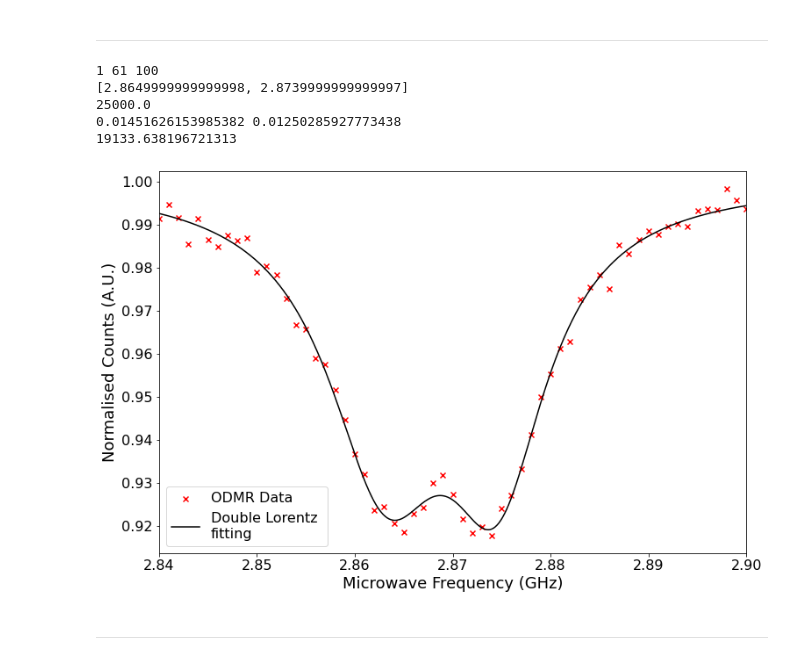
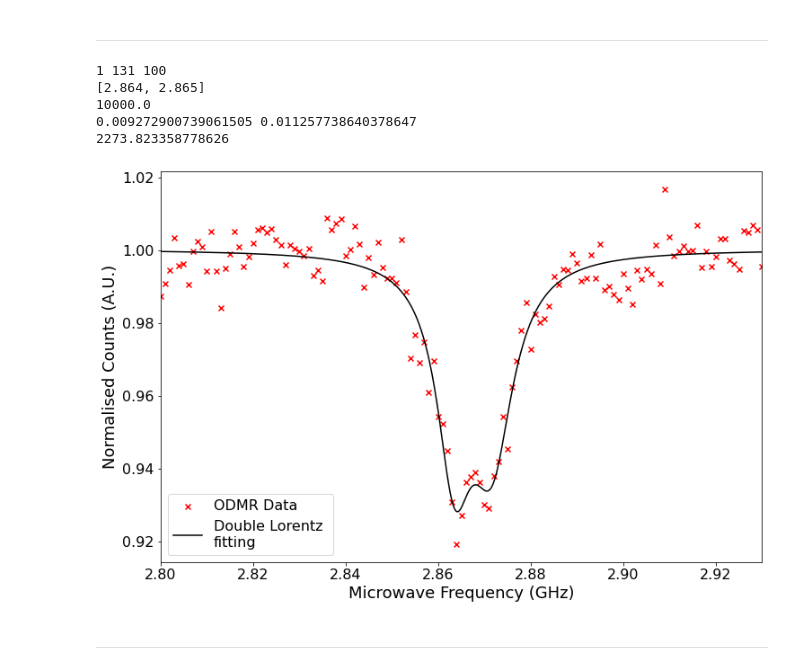
Before and after one commit to Corbyn93/Ryans_Python_Scripts, a Jupyter notebook: Ryan's Jupyter stuff/Thesis code/3 Temp Sensing Algorithms/Fujiwara/20211111_Fujiwara_experiment_data_analysis.ipynb, the cells around one changed output. Cells and saved outputs as stored; diff of their text form; code cells hidden in the pictures.

```diff
--- a/Ryan's Jupyter stuff/Thesis code/3 Temp Sensing Algorithms/Fujiwara/20211111_Fujiwara_experiment_data_analysis.ipynb
+++ b/Ryan's Jupyter stuff/Thesis code/3 Temp Sensing Algorithms/Fujiwara/20211111_Fujiwara_experiment_data_analysis.ipynb
@@ -171,7 +171,7 @@ Additionally, I should be able to extract the Double Lorentz fitting of the data
  # Saves this data into a text file and the 2 plots generated.
 #######
 
-date = '20210930' # Date on folder in which the experimental data is saved.
+date = '20210910' # Date on folder in which the experimental data is saved.
 set_plot_params()
 
 # Load in the data file into an np array, and freqeuncy scan parameters
@@ -214,39 +214,39 @@ normalised_ODMR = normalise_data(reference_data, odmr_data)
 mean_odmr_freq_points, mean_norm_odmr_full_disordered = mean_data(normalised_ODMR)
 mean_norm_odmr_full = np.roll(mean_norm_odmr_full_disordered, 1)
 
 # Plot the mean normalised dataset as a scatter plot.
 fig1, ax1 = normalised_scatter_plot(freq, mean_norm_odmr_full)
 
 # find the freqeuncy points with the highest ODMR contrast
 freq_mins, dip_depth, flourescent_baseline = get_init_params(mean_norm_odmr_full, freq)
 print(freq_mins)
 
 
 # create the initial parameters for ODMR double lorentzian
 # line fitting
 init_params = [dip_depth[0], freq_mins[0], 0.005, dip_depth[1], freq_mins[1], 0.005, flourescent_baseline]
 init_params = [-0.8, 2.86, 0.005, dip_depth[1], 2.87, 0.005, flourescent_baseline]
 
 # Set the upper and lower bounds for the fitting algorithm.
 lower_bounds = [-np.inf, init_params[1] - 0.01, 0, -np.inf, init_params[4] - 0.01, 0, 0]
 upper_bounds = [np.inf, init_params[1] + 0.01, 1, np.inf, init_params[4] + 0.01, 1, np.inf]
 
 # generate the optimised curve fit parameters.
 fitting_params, error_in_fit = optimised_lorentz_fit(freq, mean_norm_odmr_full, init_params,
                                                     lower_bounds, upper_bounds)
 
 # plot the fitting to ax1
 ax1, y_fit = plot_fitting(ax1, freq, params_values[3])
 print(dwell_time)
 print(fitting_params[2], fitting_params[5])
 print(np.mean(reference_data))
 # %% [output]
-1 61 100
-[2.8649999999999998, 2.8739999999999997]
-25000.0
-0.01451626153985382 0.01250285927773438
-19133.638196721313
+1 131 100
+[2.864, 2.865]
+10000.0
+0.009272900739061505 0.011257738640378647
+2273.823358778626
-[figure, old version]
+[figure, new version]
 # %% [markdown]
 ***
 # %% [markdown]
```
Also changed, not shown: parts of 2 cells of this notebook, 2 other files.
